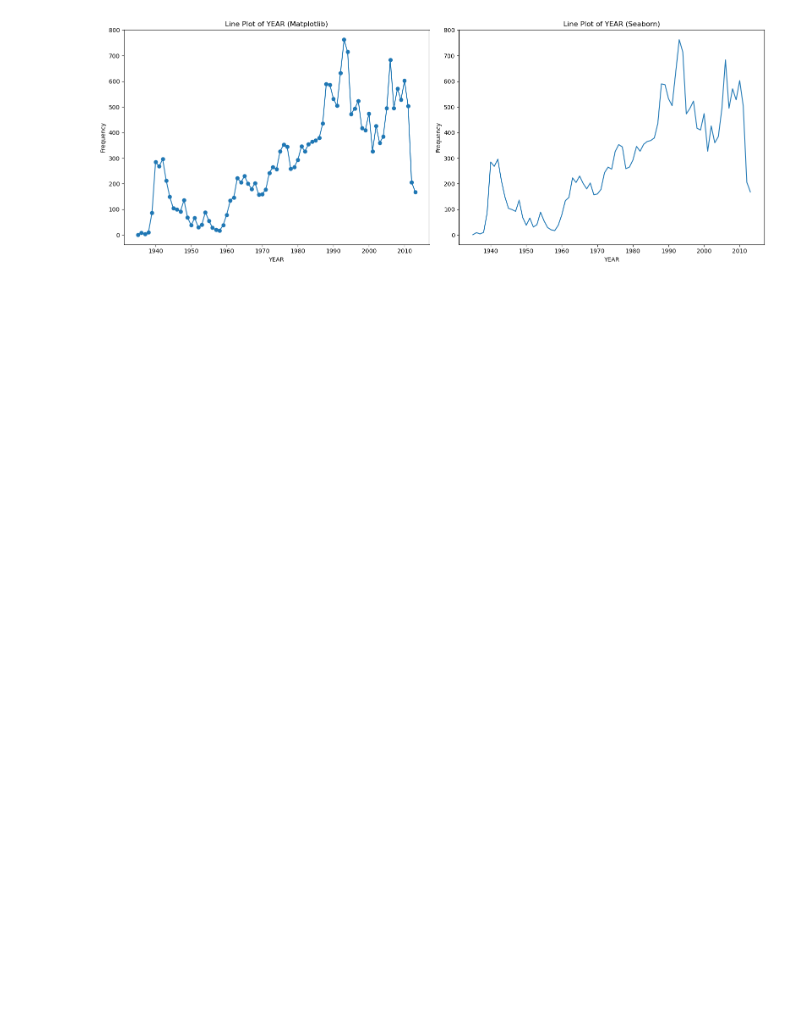
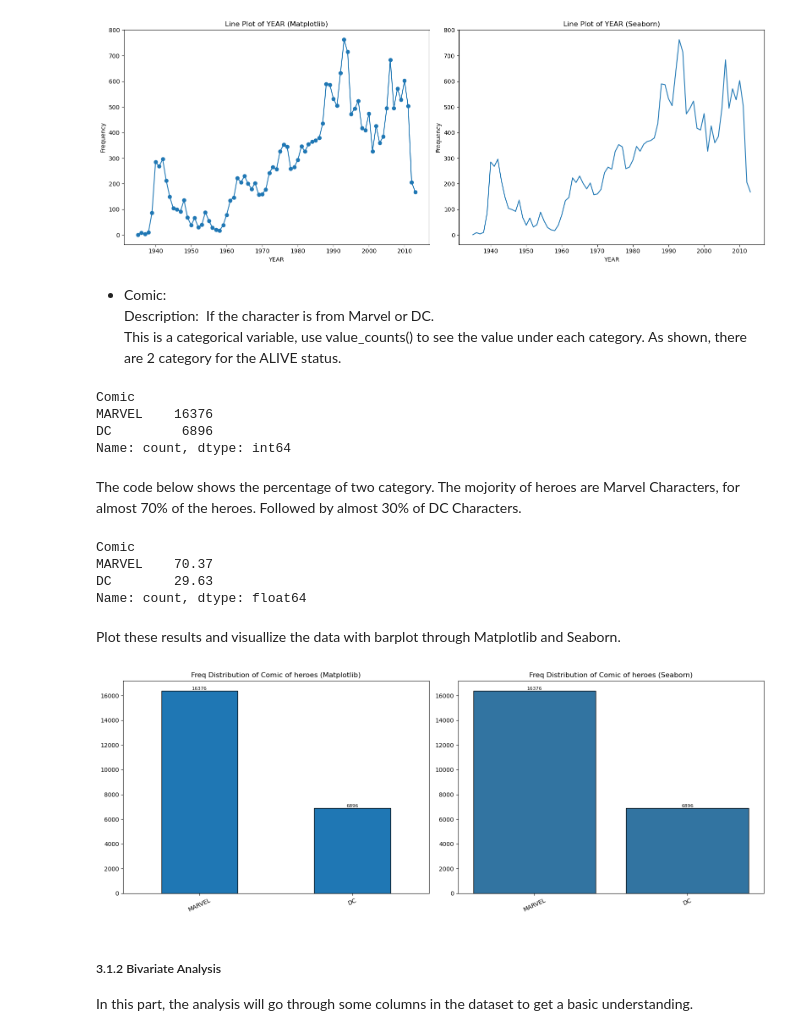
Before and after one commit to jc000222/Hero_Analysis, a Jupyter notebook: hero_analysis.ipynb, the cells around one changed output. Saved outputs shown, nothing was run; the diff lists cells and outputs as text; code cells hidden in the pictures; blank space fills up the shorter version.

```diff
--- a/hero_analysis.ipynb
+++ b/hero_analysis.ipynb
@@ -447,3 +455,32 @@ Name: count, Length: 79, dtype: int64
 eda_comics.line_chart('YEAR')
 # %% [output]
 [figure]
+# %% [markdown]
+- Comic:
+Description:&nbsp; If the character is from Marvel or DC.
+This is a categorical variable, use value_counts() to see the value under each category. As shown, there are 2 category for the ALIVE status.
+# %%
+df_comic_raw['Comic'].value_counts()
+# %% [output]
+Comic
+MARVEL    16376
+DC         6896
+Name: count, dtype: int64
+# %% [markdown]
+The code below shows the percentage of two category. The mojority of heroes are Marvel Characters, for almost 70% of the heroes. Followed by almost 30% of DC Characters.
+# %%
+eda_comics.cat_percentage('Comic')
+# %% [output]
+Comic
+MARVEL    70.37
+DC        29.63
+Name: count, dtype: float64
+# %% [markdown]
+Plot these results and visuallize the data with barplot through Matplotlib and Seaborn.
+# %%
+eda_comics.bar_chart('Comic')
+# %% [output]
+[figure, added]
+# %% [markdown]
+##### 3.1.2 Bivariate Analysis
+In this part, the analysis will go through some columns in the dataset to get a basic understanding.
```
Also changed, not shown: parts of 98 cells of this notebook, 9 other files.
